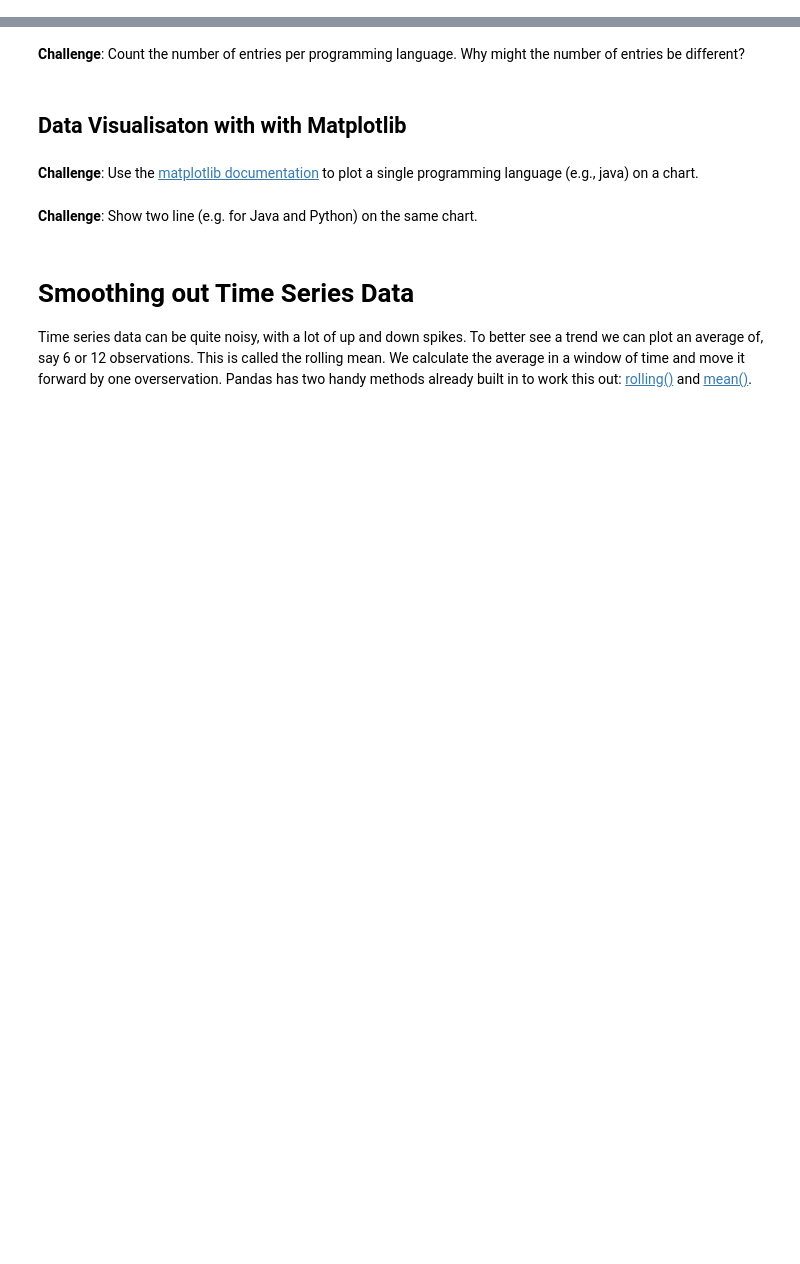
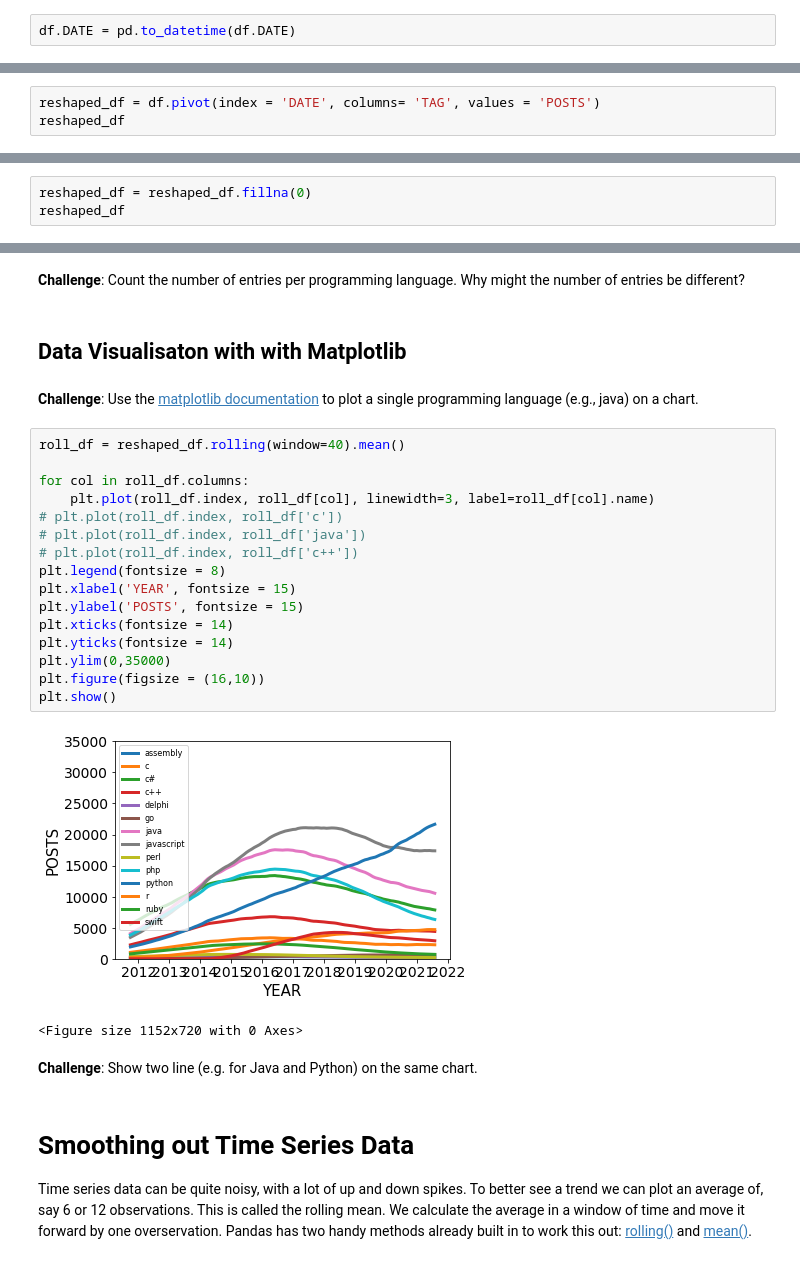
Before and after one commit to sid-py/100_days_of_code_python_new, a Jupyter notebook: day_72/Programming_Languages_(start).ipynb, the cells around one changed output, grey strips where cells are left out. Drawn from its saved outputs; the diff is of its cells as text; blank space fills up the shorter version.

```diff
--- a/day_72/Programming_Languages_(start).ipynb
+++ b/day_72/Programming_Languages_(start).ipynb
@@ -84,0 +109,2 @@ Let's fix the date format to make it more readable. We need to use Pandas to cha
+# %%
+df.DATE = pd.to_datetime(df.DATE)
@@ -85,2 +120,5 @@ Let's fix the date format to make it more readable. We need to use Pandas to cha
 # %% [markdown]
 ## Data Manipulation
+# %%
+reshaped_df = df.pivot(index = 'DATE', columns= 'TAG', values = 'POSTS')
+reshaped_df
@@ -87,2 +140,5 @@ Let's fix the date format to make it more readable. We need to use Pandas to cha
 # %% [markdown]
 **Challenge**: What are the dimensions of our new dataframe? How many rows and columns does it have? Print out the column names and print out the first 5 rows of the dataframe.
+# %%
+reshaped_df = reshaped_df.fillna(0)
+reshaped_df
@@ -92,6 +167,25 @@ Let's fix the date format to make it more readable. We need to use Pandas to cha
 ## Data Visualisaton with with Matplotlib
 # %% [markdown]
 **Challenge**: Use the [matplotlib documentation](https://matplotlib.org/3.2.1/api/_as_gen/matplotlib.pyplot.plot.html#matplotlib.pyplot.plot) to plot a single programming language (e.g., java) on a chart.
+# %%
+roll_df = reshaped_df.rolling(window=40).mean()
+
+for col in roll_df.columns:
+    plt.plot(roll_df.index, roll_df[col], linewidth=3, label=roll_df[col].name)
+# plt.plot(roll_df.index, roll_df['c'])
+# plt.plot(roll_df.index, roll_df['java'])
+# plt.plot(roll_df.index, roll_df['c++'])
+plt.legend(fontsize = 8)
+plt.xlabel('YEAR', fontsize = 15)
+plt.ylabel('POSTS', fontsize = 15)
+plt.xticks(fontsize = 14)
+plt.yticks(fontsize = 14)
+plt.ylim(0,35000)
+plt.figure(figsize = (16,10))
+plt.show()
+# %% [output]
+[figure, added]
+<Figure size 1152x720 with 0 Axes>
 # %% [markdown]
 **Challenge**: Show two line (e.g. for Java and Python) on the same chart.
 # %% [markdown]
```
Also changed, not shown: parts of 7 cells of this notebook.
